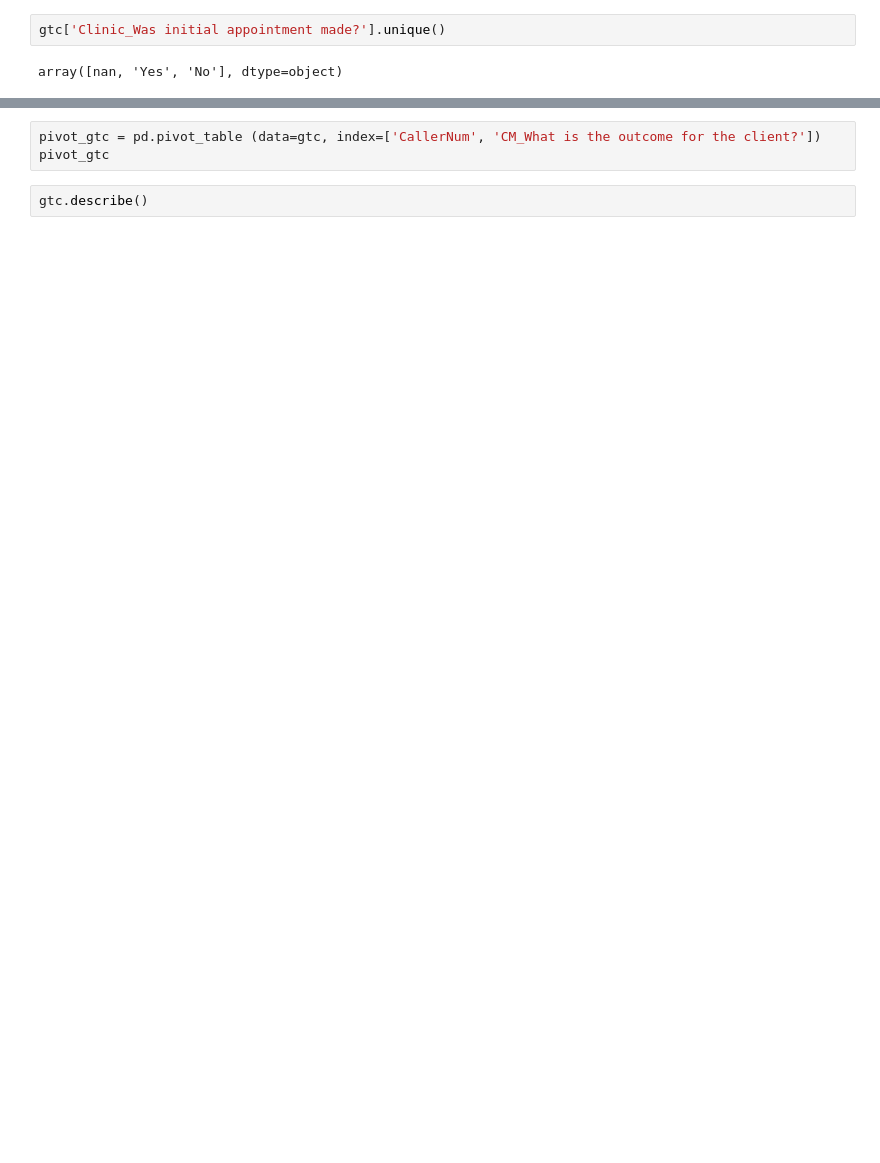
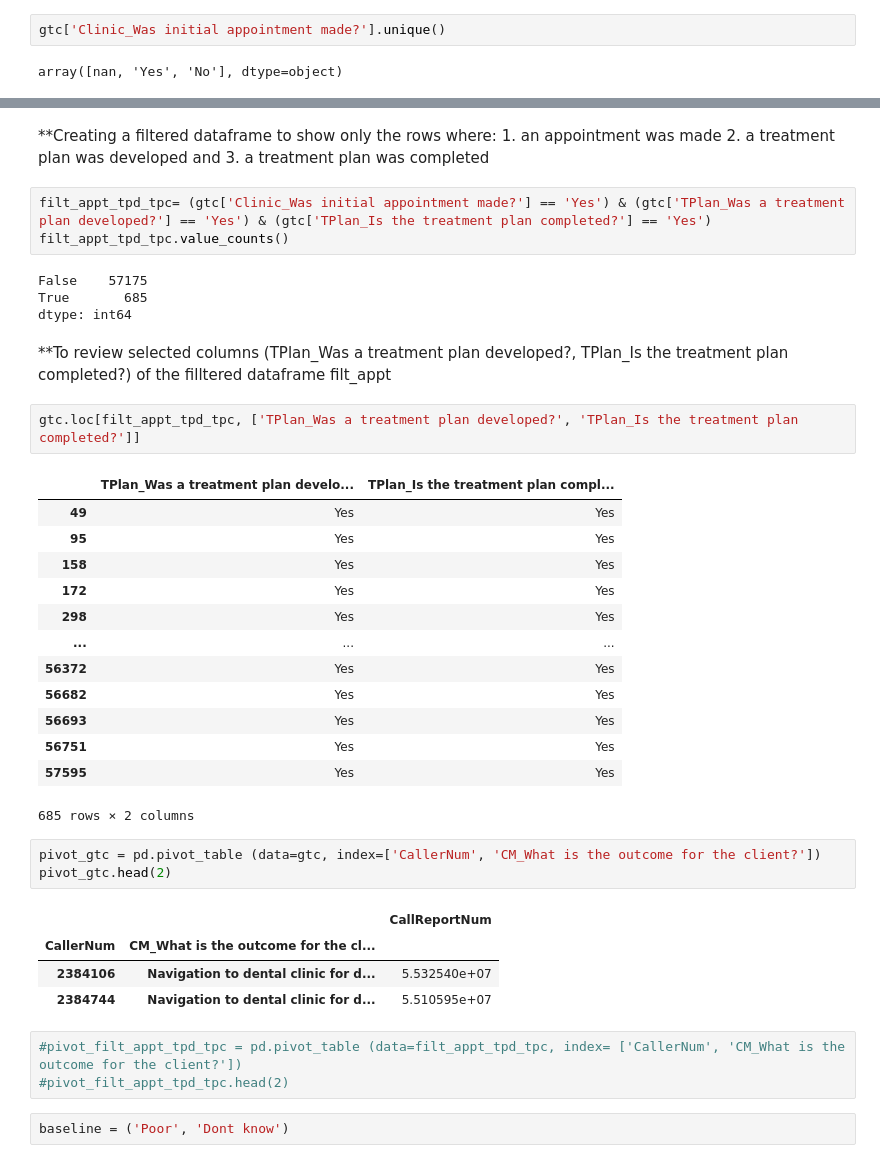
Before and after one commit to Jmiah789/smile-on-get_tootha_choppa, a Jupyter notebook: notebooks/Group.ipynb, the cells around one changed output, grey strips where cells are left out. Drawn from its saved outputs; the diff is of its cells as text; blank space fills up the shorter version.

```diff
--- a/notebooks/Group.ipynb
+++ b/notebooks/Group.ipynb
@@ -92,5 +167,41 @@ gtc['TPlan_Was the enrollee able to be restored to function (can chew) and "soci
+# %% [markdown]
+**Creating a filtered dataframe to show only the rows where:
+    1. an appointment was made 2. a treatment plan was developed and 3. a treatment plan was completed
+# %%
+filt_appt_tpd_tpc= (gtc['Clinic_Was initial appointment made?'] == 'Yes') & (gtc['TPlan_Was a treatment plan developed?'] == 'Yes') & (gtc['TPlan_Is the treatment plan completed?'] == 'Yes')
+filt_appt_tpd_tpc.value_counts()
+# %% [output]
+False    57175
+True       685
+dtype: int64
+# %% [markdown]
+**To review selected columns (TPlan_Was a treatment plan developed?, TPlan_Is the treatment plan completed?) of the filltered dataframe filt_appt
+# %%
+gtc.loc[filt_appt_tpd_tpc, ['TPlan_Was a treatment plan developed?', 'TPlan_Is the treatment plan completed?']]
+# %% [output]
+|  | TPlan_Was a treatment plan develo... | TPlan_Is the treatment plan compl... |
+| 49 | Yes | Yes |
+| 95 | Yes | Yes |
+| 158 | Yes | Yes |
+| 172 | Yes | Yes |
+| 298 | Yes | Yes |
+| ... | ... | ... |
+| 56372 | Yes | Yes |
+| 56682 | Yes | Yes |
+| 56693 | Yes | Yes |
+| 56751 | Yes | Yes |
+| 57595 | Yes | Yes |
+685 rows × 2 columns
 # %%
 pivot_gtc = pd.pivot_table (data=gtc, index=['CallerNum', 'CM_What is the outcome for the client?'])
-pivot_gtc
+pivot_gtc.head(2)
+# %% [output]
+|  |  | CallReportNum |
+| CallerNum | CM_What is the outcome for the cl... |  |
+| 2384106 | Navigation to dental clinic for d... | 5.532540e+07 |
+| 2384744 | Navigation to dental clinic for d... | 5.510595e+07 |
-# %%
-gtc.describe()
+# %%
+#pivot_filt_appt_tpd_tpc = pd.pivot_table (data=filt_appt_tpd_tpc, index= ['CallerNum', 'CM_What is the outcome for the client?'])
+#pivot_filt_appt_tpd_tpc.head(2)
+# %%
+baseline = ('Poor', 'Dont know')
```
Also changed, not shown: parts of 33 cells of this notebook.
